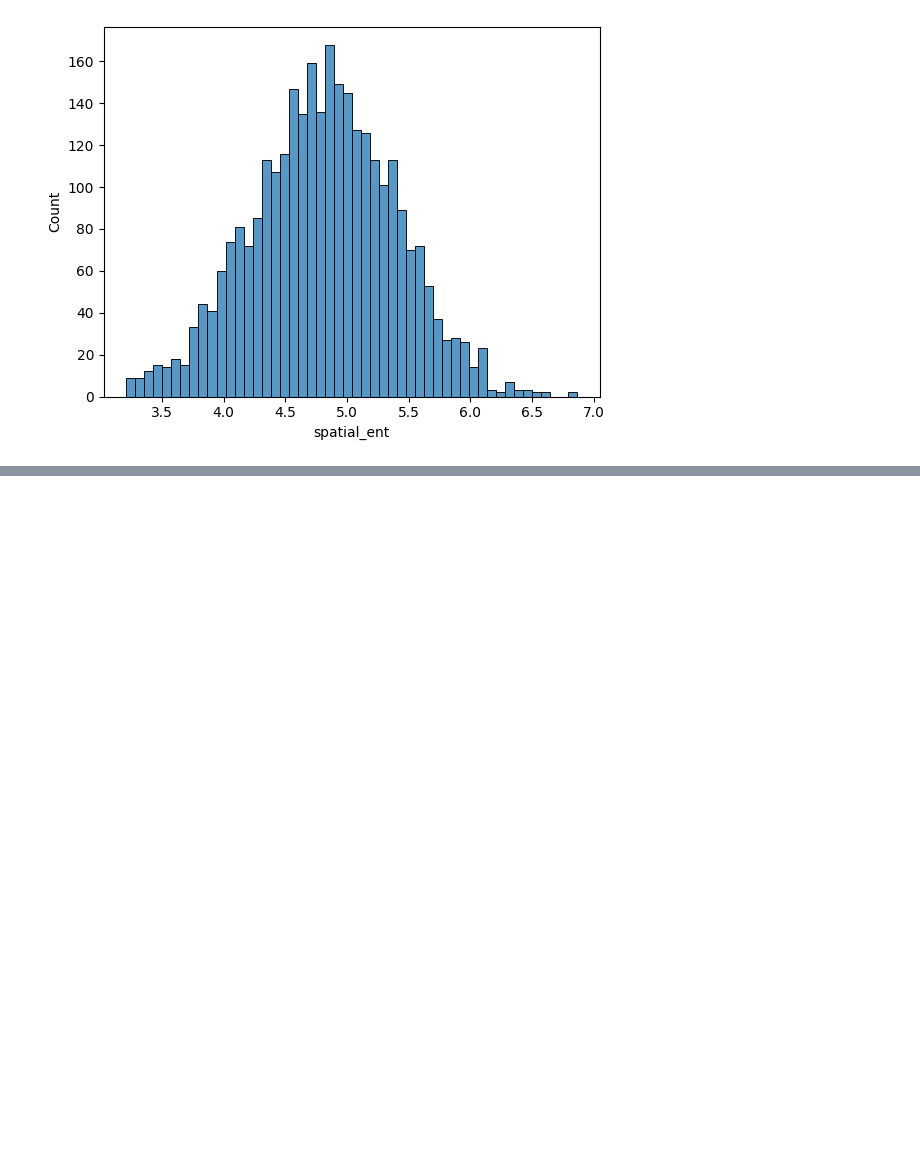
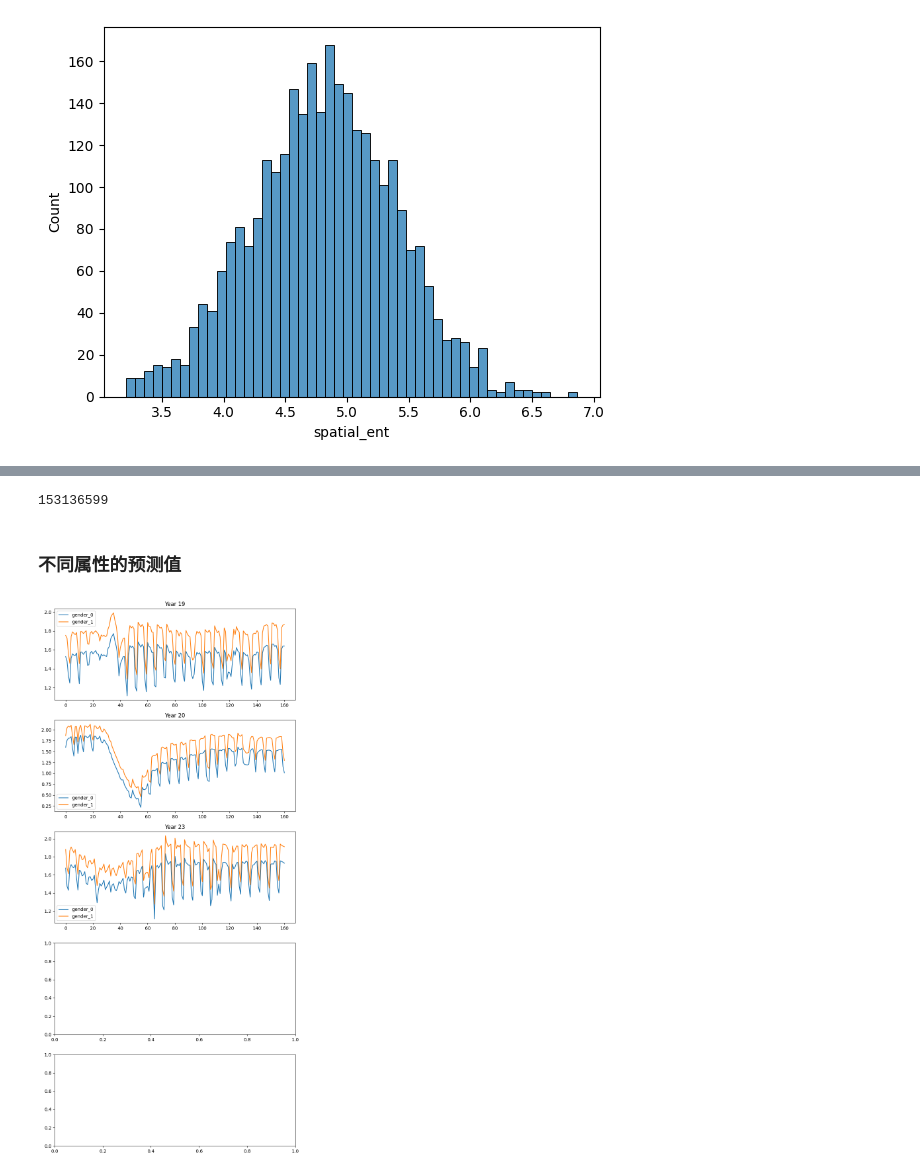
Before and after one commit to HuangNX/Conformity_Casual_Inferance, a Jupyter notebook: data_process_new.ipynb, the cells around one changed output, grey strips where cells are left out. Drawn from its saved outputs; the diff is of its cells as text; code cells hidden in the pictures; blank space fills up the shorter version.

```diff
--- a/data_process_new.ipynb
+++ b/data_process_new.ipynb
@@ -492,0 +719,35 @@ sns.histplot(spatio_ent_sample['spatial_ent'],bins=50)
+# %%
+np.sum(dataset['covariates'][:,:,1]==0)
+# %% [output]
+153136599
+# %% [markdown]
+### 不同属性的预测值
+# %%
+years = [19, 20, 23]  # 指定的年份列表
+gender_levels = range(2)  # 收入等级从0到4
+data = {}  # 用于存储所有数据的字典
+
+# 加载数据到字典
+for year in years:
+    for level in gender_levels:
+        variable_name = f"predict_{year}_gender_{level}"
+        file_path = f"../data/result_data/results_{year}_gender_{level}.h5"
+        results = load_data(file_path)
+        data[variable_name] = np.mean(results['predictions'], axis=0)
+# %%
+fig, axs = plt.subplots(5, 1, figsize=(8, 17))  # 5行3列
+
+# 绘制每一个热图
+for i, year in enumerate(years):
+    ax = axs[i]
+    for j, level in enumerate(gender_levels):
+        variable_name = f"predict_{year}_gender_{level}"
+        ax.plot(data[variable_name], label=f'gender_{j}')
+        ax.title.set_text(f"Year {year}")
+        # ax.set_ylim([-0.7,0.5])
+        ax.legend()
+
+plt.tight_layout()
+plt.show()
+# %% [output]
+[figure, added]
```
Also changed, not shown: parts of 55 cells of this notebook, 17 other files.
